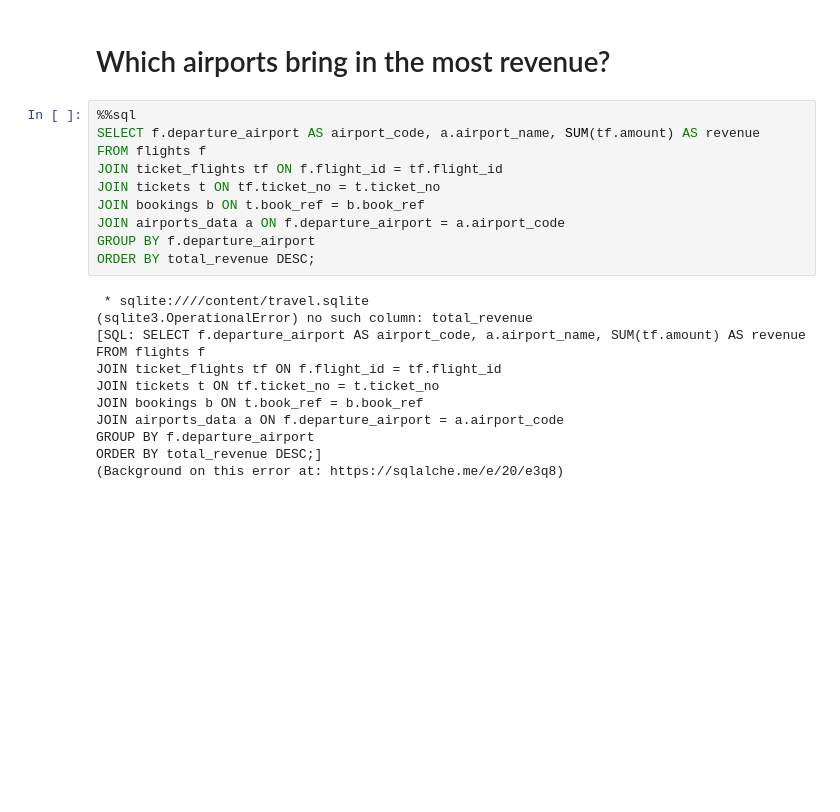
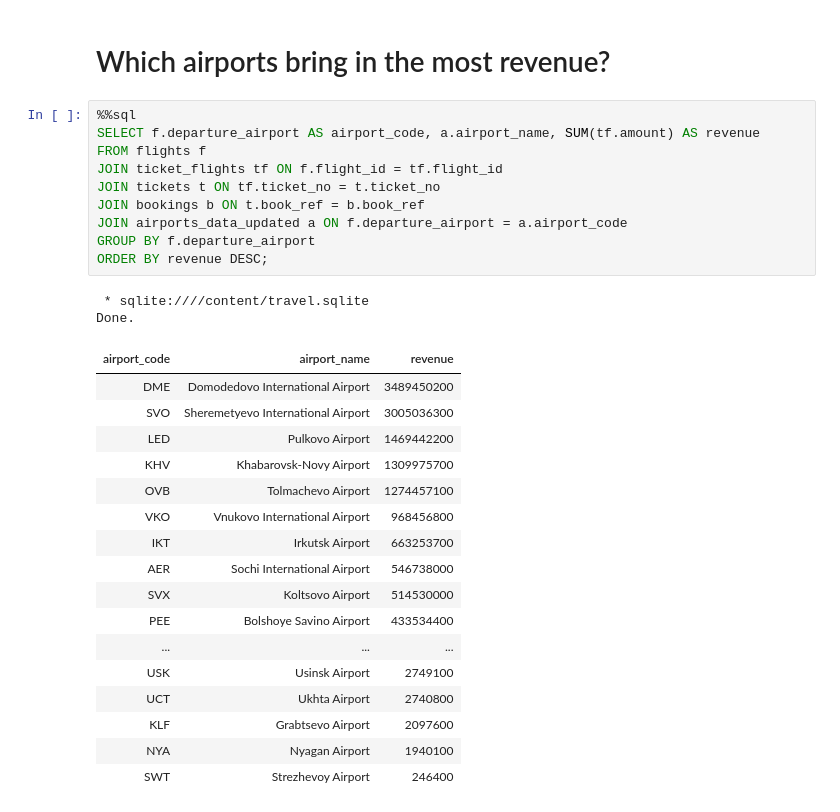
Before and after one commit to mabdullah2971/Portfolio, a Jupyter notebook: Airline Data Analysis/AirlineDataAnalysis.ipynb, the cells around one changed output. Cells and saved outputs as stored; diff of their text form; blank space fills up the shorter version.

```diff
--- a/Airline Data Analysis/AirlineDataAnalysis.ipynb
+++ b/Airline Data Analysis/AirlineDataAnalysis.ipynb
@@ -120,22 +107,30 @@ Economy class makes the most amount of revenue despite the cost per ticket being
 # %%
 %%sql
 SELECT f.departure_airport AS airport_code, a.airport_name, SUM(tf.amount) AS revenue
 FROM flights f
 JOIN ticket_flights tf ON f.flight_id = tf.flight_id
 JOIN tickets t ON tf.ticket_no = t.ticket_no
 JOIN bookings b ON t.book_ref = b.book_ref
-JOIN airports_data a ON f.departure_airport = a.airport_code
+JOIN airports_data_updated a ON f.departure_airport = a.airport_code
 GROUP BY f.departure_airport
-ORDER BY total_revenue DESC;
+ORDER BY revenue DESC;
 # %% [output]
  * sqlite:////content/travel.sqlite
-(sqlite3.OperationalError) no such column: total_revenue
-[SQL: SELECT f.departure_airport AS airport_code, a.airport_name, SUM(tf.amount) AS revenue
-FROM flights f
-JOIN ticket_flights tf ON f.flight_id = tf.flight_id
-JOIN tickets t ON tf.ticket_no = t.ticket_no
-JOIN bookings b ON t.book_ref = b.book_ref
-JOIN airports_data a ON f.departure_airport = a.airport_code
-GROUP BY f.departure_airport
-ORDER BY total_revenue DESC;]
-(Background on this error at: https://sqlalche.me/e/20/e3q8)
+Done.
+| airport_code | airport_name | revenue |
+| DME | Domodedovo International Airport | 3489450200 |
+| SVO | Sheremetyevo International Airport | 3005036300 |
+| LED | Pulkovo Airport | 1469442200 |
+| KHV | Khabarovsk-Novy Airport | 1309975700 |
+| OVB | Tolmachevo Airport | 1274457100 |
+| VKO | Vnukovo International Airport | 968456800 |
+| IKT | Irkutsk Airport | 663253700 |
+| AER | Sochi International Airport | 546738000 |
+| SVX | Koltsovo Airport | 514530000 |
+| PEE | Bolshoye Savino Airport | 433534400 |
+| ... | ... | ... |
+| USK | Usinsk Airport | 2749100 |
+| UCT | Ukhta Airport | 2740800 |
+| KLF | Grabtsevo Airport | 2097600 |
+| NYA | Nyagan Airport | 1940100 |
+| SWT | Strezhevoy Airport | 246400 |
```
Also changed, not shown: parts of 7 cells of this notebook.
